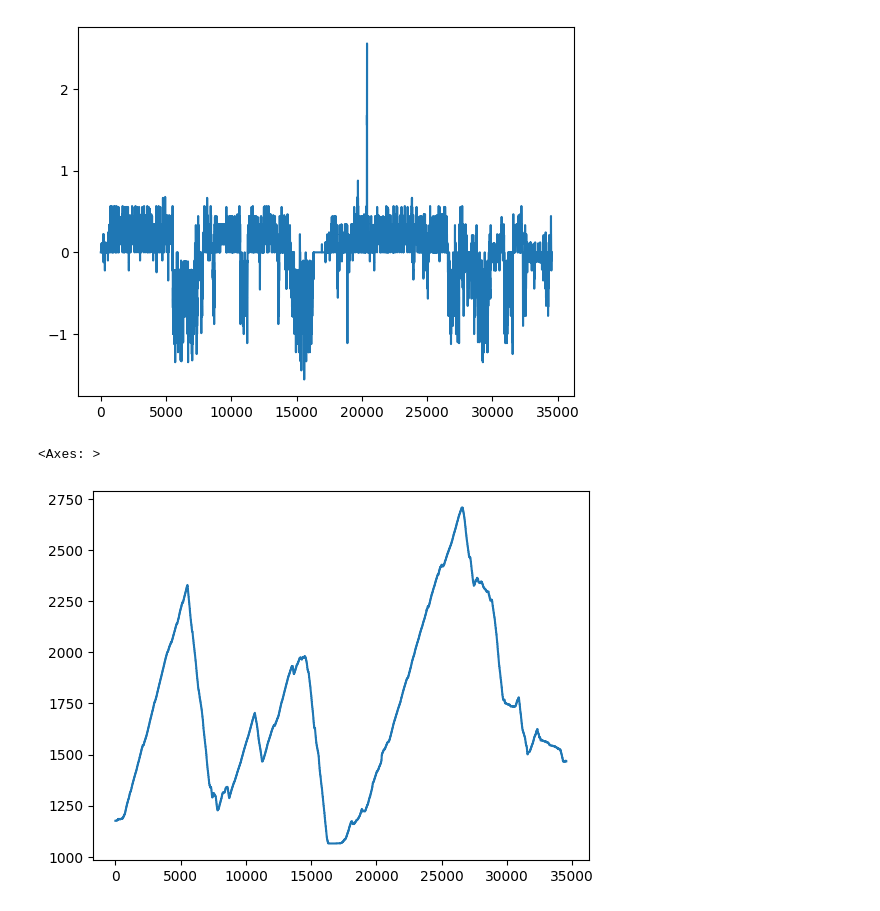
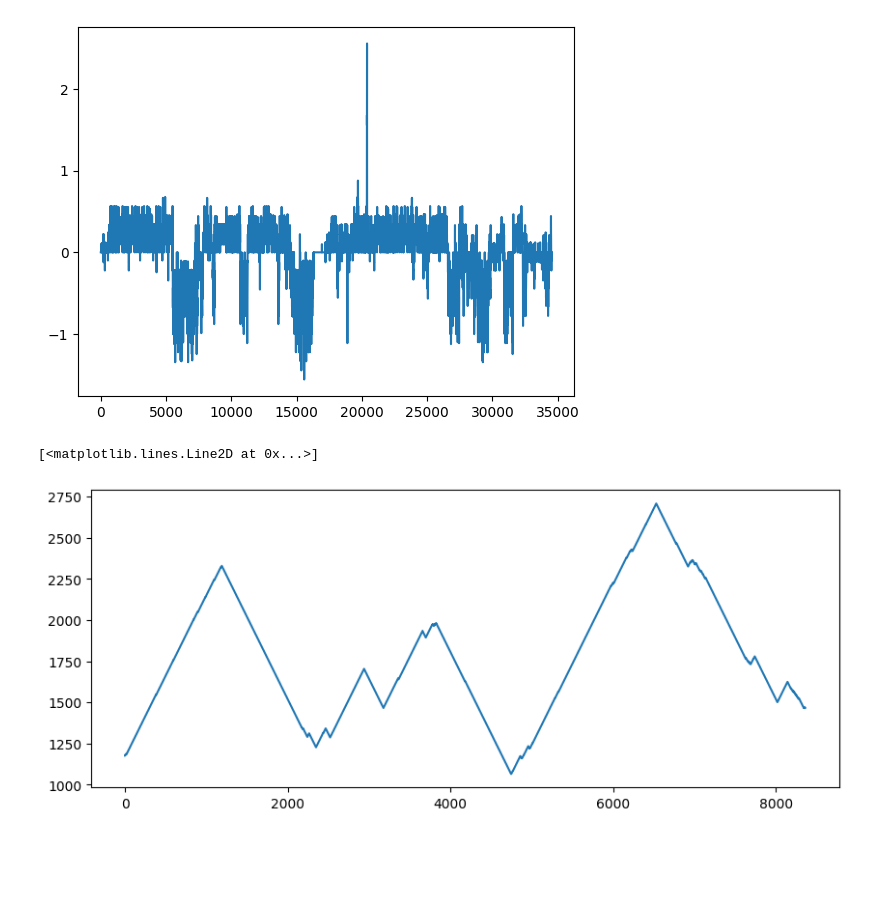
Before and after one commit to danielschafi/cds_im_spitzensport, a Jupyter notebook: ultramarathon/marathon.ipynb, the cells around one changed output. Drawn from its saved outputs; the diff is of its cells as text; code cells hidden in the pictures; blank space fills up the shorter version.

Commit message:
conversion time to length for x axis

```diff
--- a/ultramarathon/marathon.ipynb
+++ b/ultramarathon/marathon.ipynb
@@ -96,8 +80,12 @@ df["incline"].plot()
 # %% [output]
 <Axes: >
 [figure]
-# %%
-df["elevation"].plot()
-# %% [output]
-<Axes: >
-[figure, removed]
+# %%
+df["length"] = np.sqrt(df["latitude"].diff()**2 + df["longitude"].diff()**2 + df["elevation"].diff()**2)
+df["length"] = df["length"].cumsum()
+# %%
+plt.figure(figsize=(10,4))
+plt.plot(df["length"], df["elevation"])
+# %% [output]
+[<matplotlib.lines.Line2D at 0x...>]
+[figure, added]
```
Also changed, not shown: parts of 3 cells of this notebook.
